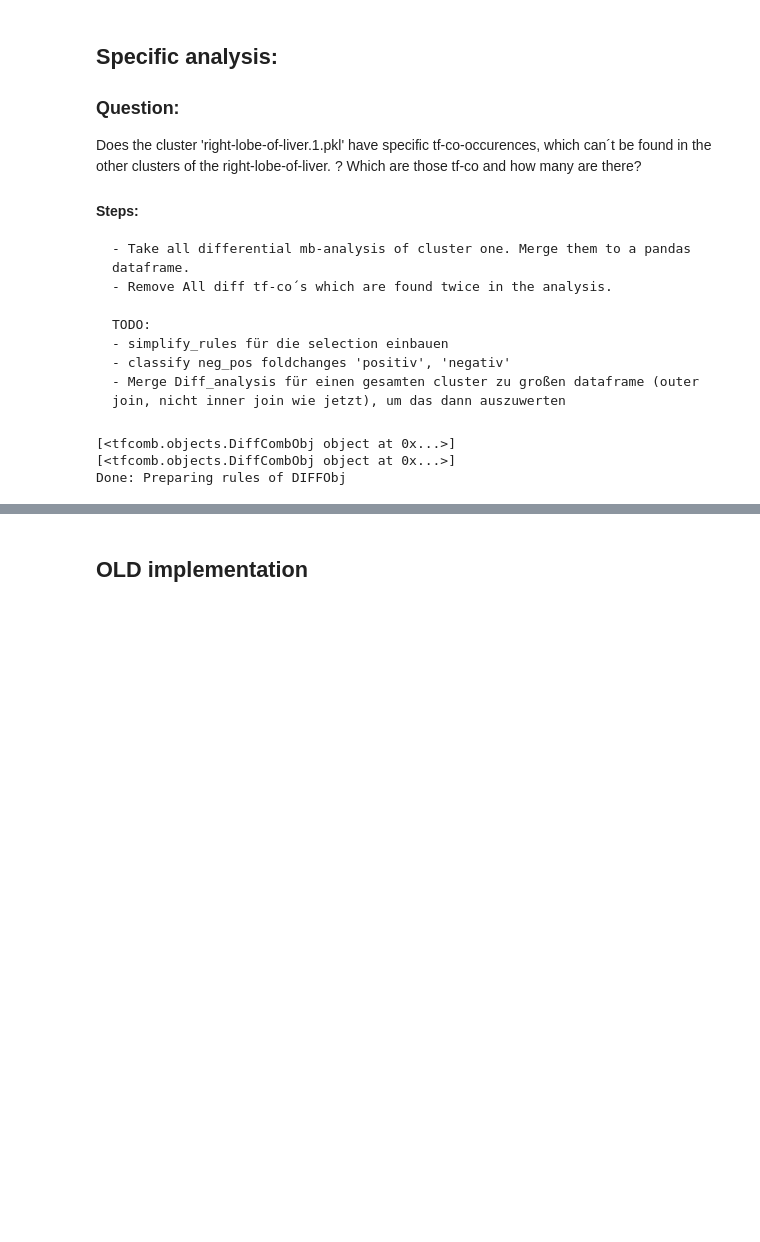
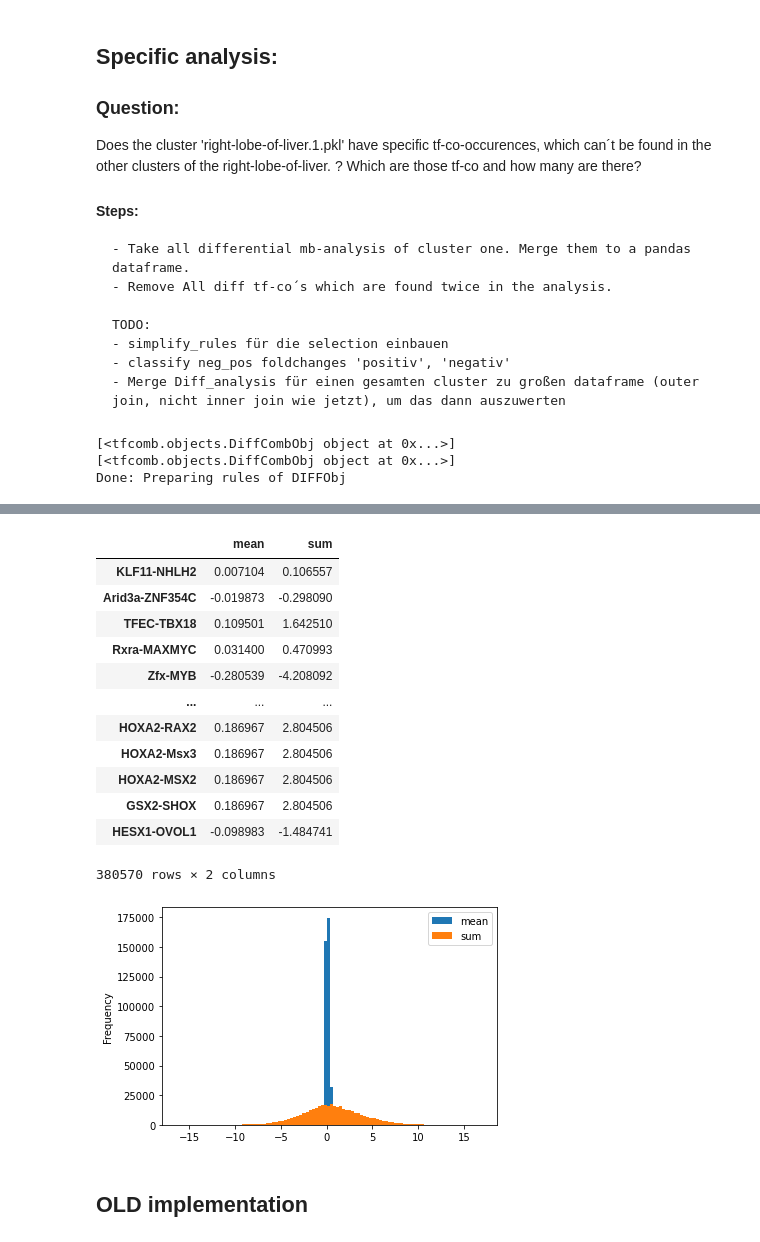
Before and after one commit to loosolab/Datenanalyse-2021, a Jupyter notebook: wp6/analyse/wp2_tf_cooccurences.ipynb, the cells around one changed output, grey strips where cells are left out. Drawn from its saved outputs; the diff is of its cells as text; code cells hidden in the pictures; blank space fills up the shorter version.

```diff
--- a/wp6/analyse/wp2_tf_cooccurences.ipynb
+++ b/wp6/analyse/wp2_tf_cooccurences.ipynb
@@ -226 +253,10 @@ Done: Preparing rules of DIFFObj
+# %%
+def get_significant_log2fc_rules(df:pd.DataFrame, threshold_percent=0.05):
+    reduced_df = df.copy(deep=True)
+    for col in df.columns:
+        measure_threshold = utils.get_threshold(df[col], "both", percent=threshold_percent)
+        upper_threshold = measure_threshold[1]
+        lower_threshold = measure_threshold[0]
+        reduced_df = reduced_df[(reduced_df[col] > upper_threshold) | (reduced_df[col] < lower_threshold)]
+    return reduced_df
 # %%
@@ -296,13 +340,20 @@ val_counts = filtered.count(axis=1).sort_values()
 tfs_occ = val_counts[val_counts >=16].index
 final = filtered.loc[tfs_occ]
 # %%
+df = normalized_dfs[0]
 cluster_name = "right-lobe-of-liver.1"
-cluster_cols = list(filter(lambda x: cluster_name in x , df.columns))
-logfc_cluster_cols = list(filter(lambda x: '/' in x , cluster_cols))
+cluster_cols = list(filter(lambda x: f'{cluster_name}' in x , df.columns))
+# NOT WORKING: logfc_cluster_cols = list(filter(lambda x: (f'{cluster_name}/' || f'/{cluster_name}') in x , cluster_cols))
+# This is important: for right-lob-of-liver-1
+logfc_cluster_cols = []
+for entry in cluster_cols:
+    if (f'{cluster_name}/' in entry) or (f'/{cluster_name}_cosine_log2fc' in entry):
+        logfc_cluster_cols.append(entry)
+
 tmp = df[logfc_cluster_cols]
 # wtf, tmp[~tmp.isin([0])]??
 tmp_val_counts = tmp[~tmp.isin([0])].count(axis=1).sort_values()
-print(tmp_val_counts)
+#print(tmp_val_counts)
 tmp_tfs_occ = tmp_val_counts[tmp_val_counts == len(logfc_cluster_cols)].index
 result = tmp.loc[tmp_tfs_occ]
 print(result.shape)
@@ -310,3 +452,23 @@ result
+# %%
+m1 = pd.DataFrame(result.mean(axis=1), columns=['mean'])
+m1['sum'] = result.sum(axis=1)
+m1.plot.hist(by='mean', bins=100)
+m1
+# %% [output]
+|  | mean | sum |
+| KLF11-NHLH2 | 0.007104 | 0.106557 |
+| Arid3a-ZNF354C | -0.019873 | -0.298090 |
+| TFEC-TBX18 | 0.109501 | 1.642510 |
+| Rxra-MAXMYC | 0.031400 | 0.470993 |
+| Zfx-MYB | -0.280539 | -4.208092 |
+| ... | ... | ... |
+| HOXA2-RAX2 | 0.186967 | 2.804506 |
+| HOXA2-Msx3 | 0.186967 | 2.804506 |
+| HOXA2-MSX2 | 0.186967 | 2.804506 |
+| GSX2-SHOX | 0.186967 | 2.804506 |
+| HESX1-OVOL1 | -0.098983 | -1.484741 |
+380570 rows × 2 columns
+[figure, added]
 # %%
 tmp = filtered.fillna(0)
 tmp_val_counts = tmp[~tmp.isin([0])].count(axis=1).sort_values()
```
Also changed, not shown: parts of 11 cells of this notebook, 1 other file.
